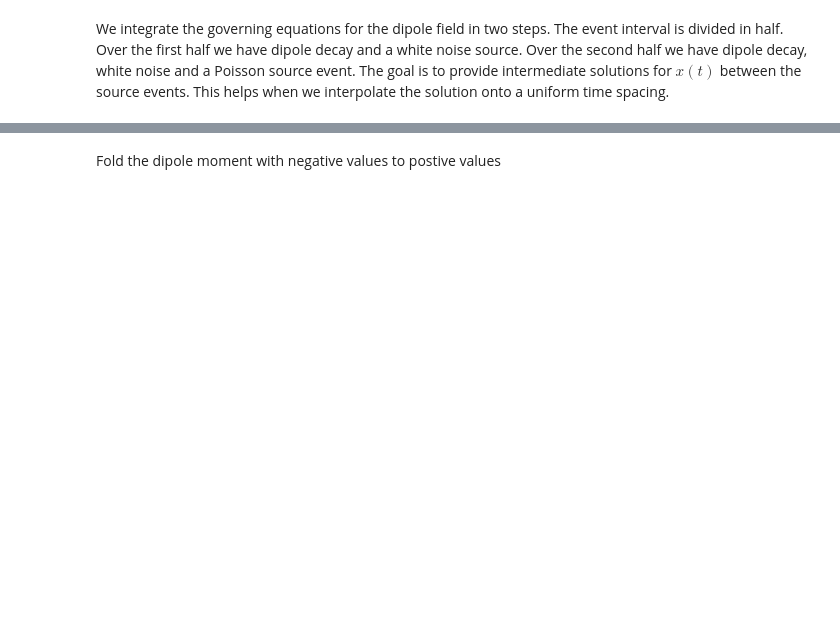
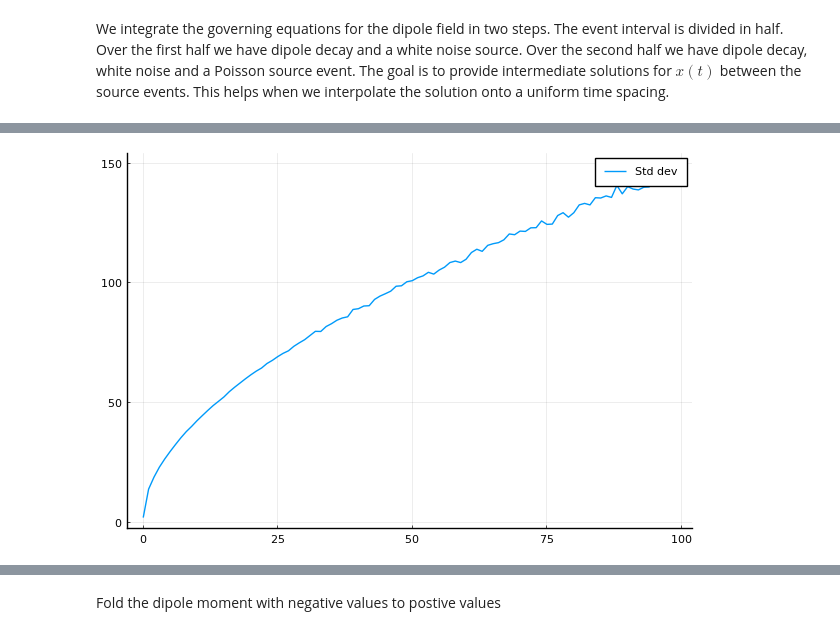
Before and after one commit to MurrayJaneMary/Stochastic, a Jupyter notebook: Poisson3000.ipynb, the cells around one changed output, grey strips where cells are left out. Drawn from its saved outputs; the diff is of its cells as text; code cells hidden in the pictures; blank space fills up the shorter version.

```diff
--- a/Poisson3000.ipynb
+++ b/Poisson3000.ipynb
@@ -88,0 +148,4 @@ mean x = 4.9253781027381836 std x = 2.5549777685706707 skewness = 0.261609842097
+# %%
+@df df plot(:amplitude, :stdX, linestyle = :solid, label ="Std dev" )
+# %% [output]
+[figure, added]
```
Also changed, not shown: parts of 10 cells of this notebook, 4 other files.
